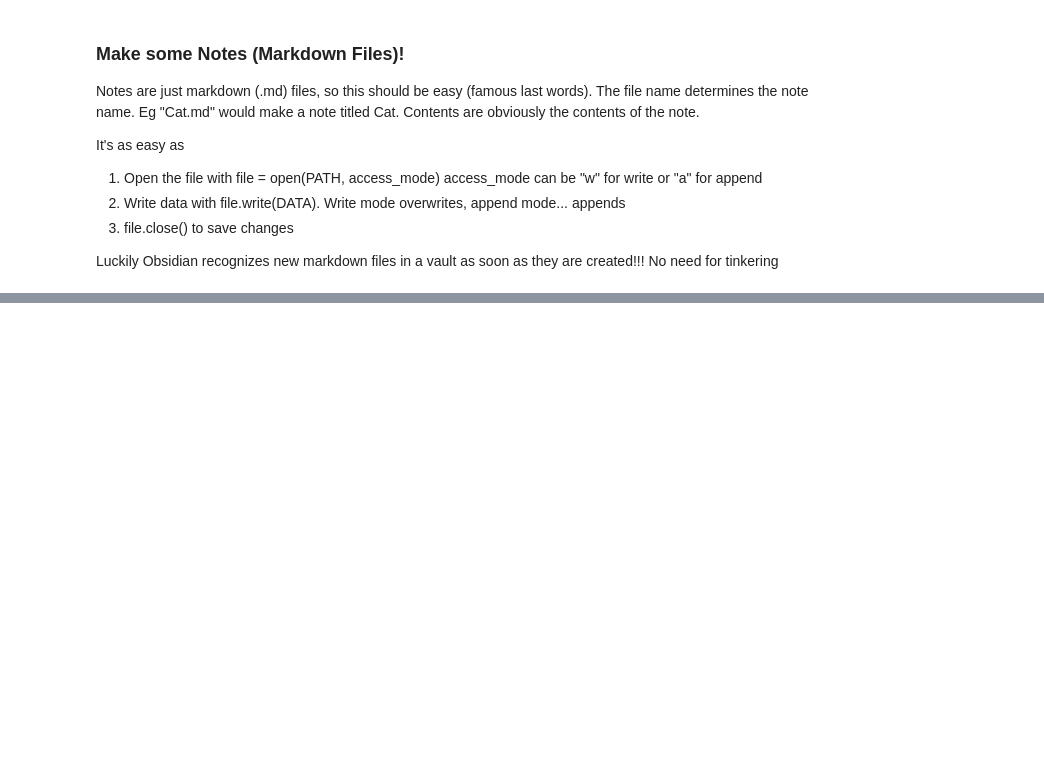
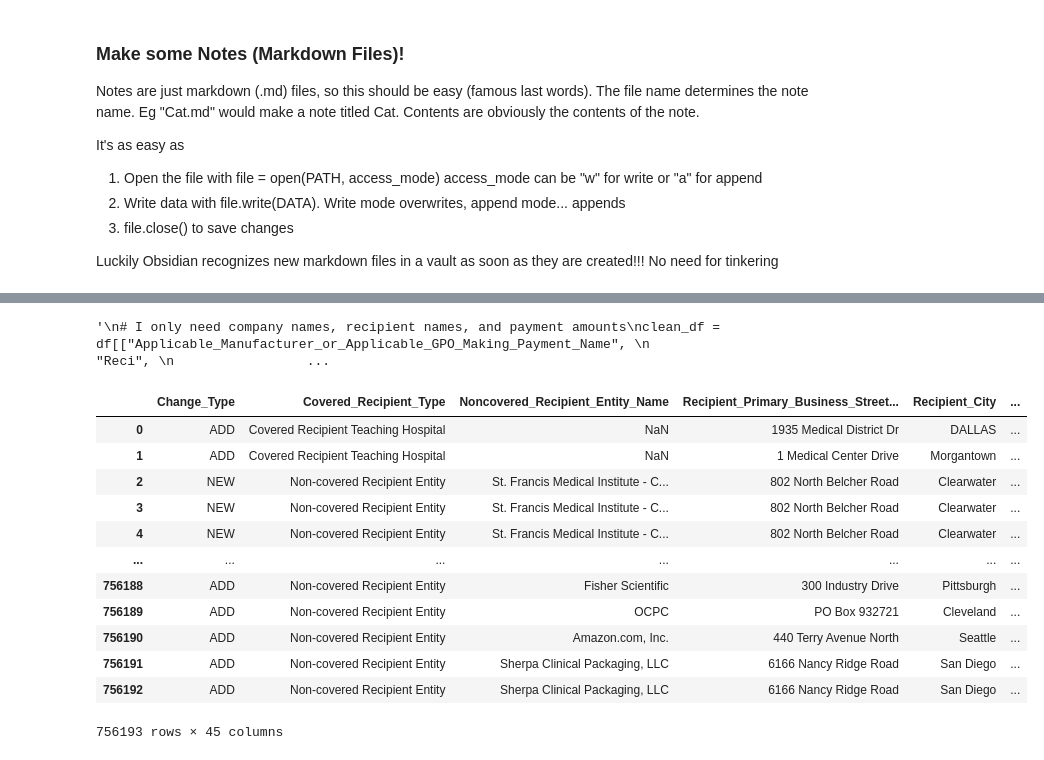
Before and after one commit to MonikerPrimus/mlfp, a Jupyter notebook: Obsidian_Vault_Auto_Generation.ipynb, the cells around one changed output, grey strips where cells are left out. Drawn from its saved outputs; the diff is of its cells as text; code cells hidden in the pictures; blank space fills up the shorter version.

```diff
--- a/Obsidian_Vault_Auto_Generation.ipynb
+++ b/Obsidian_Vault_Auto_Generation.ipynb
@@ -313,0 +328,4 @@ Luckily Obsidian recognizes new markdown files in a vault as soon as they are cr
+# %%
+# Run this once to store the data frame in memory
+
+df = pd.read_csv("C:/Users/mjkuo/Documents/MITES_Summer_ML/MLFP/2024HealthcareFiles/OP_DTL_RSRCH_PGYR2024_P06302025_06162025.csv")
@@ -313,0 +341,26 @@ Luckily Obsidian recognizes new markdown files in a vault as soon as they are cr
+# %%
+clean_df = reduced_df.copy()
+
+# make a copy with all strings in lower case and _ instead of spaces
+for col in range(len(clean_df)):
+    for row in range(len(clean_df["Applicable_Manufacturer_or_Applicable_GPO_Making_Payment_Name"])):
+        if isinstance(clean_df.iloc[row, col], str):
+            clean_df.iloc[row, col] = clean_df.iloc[row, col].lower().replace(" ", "_")
+# %% [output]
+'\n# I only need company names, recipient names, and payment amounts\nclean_df = df[["Applicable_Manufacturer_or_Applicable_GPO_Making_Payment_Name", \n                      "Reci", \n                 ...
+# %%
+df
+# %% [output]
+|  | Change_Type | Covered_Recipient_Type | Noncovered_Recipient_Entity_Name | Recipient_Primary_Business_Street... | Recipient_City | ... |
+| 0 | ADD | Covered Recipient Teaching Hospital | NaN | 1935 Medical District Dr | DALLAS | ... |
+| 1 | ADD | Covered Recipient Teaching Hospital | NaN | 1 Medical Center Drive | Morgantown | ... |
+| 2 | NEW | Non-covered Recipient Entity | St. Francis Medical Institute - C... | 802 North Belcher Road | Clearwater | ... |
+| 3 | NEW | Non-covered Recipient Entity | St. Francis Medical Institute - C... | 802 North Belcher Road | Clearwater | ... |
+| 4 | NEW | Non-covered Recipient Entity | St. Francis Medical Institute - C... | 802 North Belcher Road | Clearwater | ... |
+| ... | ... | ... | ... | ... | ... | ... |
+| 756188 | ADD | Non-covered Recipient Entity | Fisher Scientific | 300 Industry Drive | Pittsburgh | ... |
+| 756189 | ADD | Non-covered Recipient Entity | OCPC | PO Box 932721 | Cleveland | ... |
+| 756190 | ADD | Non-covered Recipient Entity | Amazon.com, Inc. | 440 Terry Avenue North | Seattle | ... |
+| 756191 | ADD | Non-covered Recipient Entity | Sherpa Clinical Packaging, LLC | 6166 Nancy Ridge Road | San Diego | ... |
+| 756192 | ADD | Non-covered Recipient Entity | Sherpa Clinical Packaging, LLC | 6166 Nancy Ridge Road | San Diego | ... |
+756193 rows × 45 columns
```
Also changed, not shown: parts of 7 cells of this notebook.
